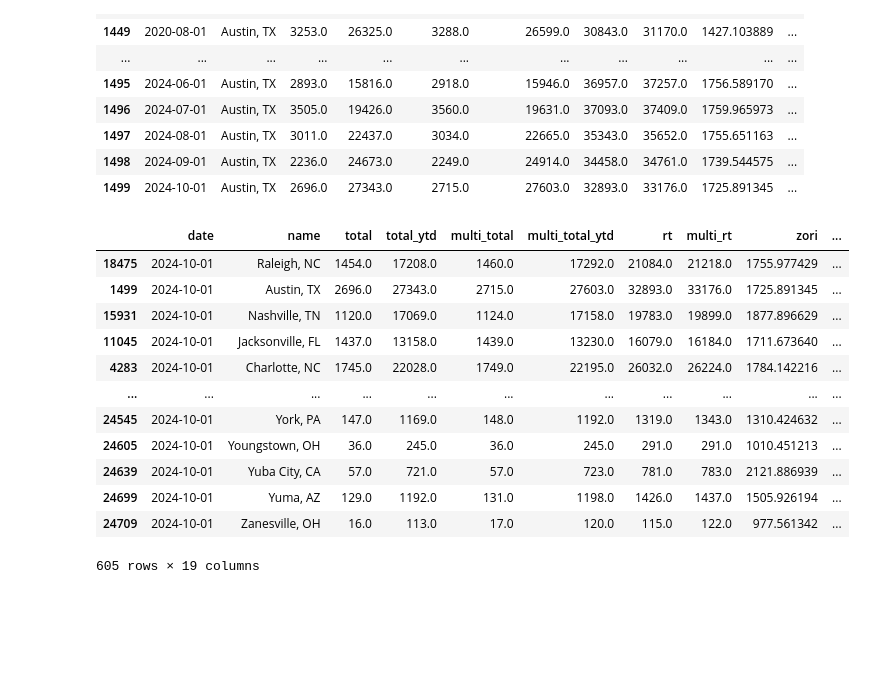
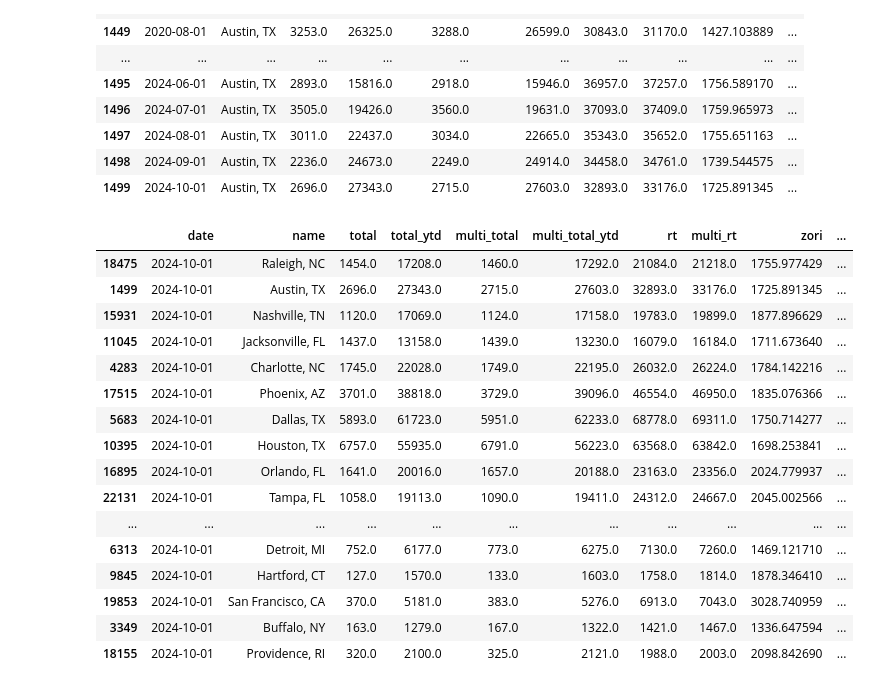
Before and after one commit to gmelmed/gmelmed.github.io, a Jupyter notebook: final_project/homebuilding_data.ipynb, the cells around one changed output. Saved outputs shown, nothing was run; the diff lists cells and outputs as text; code cells hidden in the pictures; blank space fills up the shorter version.

```diff
--- a/final_project/homebuilding_data.ipynb
+++ b/final_project/homebuilding_data.ipynb
@@ -527,18 +527,22 @@ homebuilding_zori[homebuilding_zori['name'] == 'Austin, TX']
 | 1499 | 2024-10-01 | Austin, TX | 2696.0 | 27343.0 | 2715.0 | 27603.0 | 32893.0 | 33176.0 | 1725.891345 | ... |
 # %%
 # sort by multi_rt_pc in the max date and filter to this date
-homebuilding_zori[homebuilding_zori['date'] == homebuilding_zori['date'].max()].sort_values('multi_rt_pc', ascending=False)
+homebuilding_zori[homebuilding_zori['date'] == homebuilding_zori['date'].max()].sort_values('rt_pc', ascending=False)
 # %% [output]
 |  | date | name | total | total_ytd | multi_total | multi_total_ytd | rt | multi_rt | zori | ... |
 | 18475 | 2024-10-01 | Raleigh, NC | 1454.0 | 17208.0 | 1460.0 | 17292.0 | 21084.0 | 21218.0 | 1755.977429 | ... |
 | 1499 | 2024-10-01 | Austin, TX | 2696.0 | 27343.0 | 2715.0 | 27603.0 | 32893.0 | 33176.0 | 1725.891345 | ... |
 | 15931 | 2024-10-01 | Nashville, TN | 1120.0 | 17069.0 | 1124.0 | 17158.0 | 19783.0 | 19899.0 | 1877.896629 | ... |
 | 11045 | 2024-10-01 | Jacksonville, FL | 1437.0 | 13158.0 | 1439.0 | 13230.0 | 16079.0 | 16184.0 | 1711.673640 | ... |
 | 4283 | 2024-10-01 | Charlotte, NC | 1745.0 | 22028.0 | 1749.0 | 22195.0 | 26032.0 | 26224.0 | 1784.142216 | ... |
+| 17515 | 2024-10-01 | Phoenix, AZ | 3701.0 | 38818.0 | 3729.0 | 39096.0 | 46554.0 | 46950.0 | 1835.076366 | ... |
+| 5683 | 2024-10-01 | Dallas, TX | 5893.0 | 61723.0 | 5951.0 | 62233.0 | 68778.0 | 69311.0 | 1750.714277 | ... |
+| 10395 | 2024-10-01 | Houston, TX | 6757.0 | 55935.0 | 6791.0 | 56223.0 | 63568.0 | 63842.0 | 1698.253841 | ... |
+| 16895 | 2024-10-01 | Orlando, FL | 1641.0 | 20016.0 | 1657.0 | 20188.0 | 23163.0 | 23356.0 | 2024.779937 | ... |
+| 22131 | 2024-10-01 | Tampa, FL | 1058.0 | 19113.0 | 1090.0 | 19411.0 | 24312.0 | 24667.0 | 2045.002566 | ... |
 | ... | ... | ... | ... | ... | ... | ... | ... | ... | ... | ... |
-| 24545 | 2024-10-01 | York, PA | 147.0 | 1169.0 | 148.0 | 1192.0 | 1319.0 | 1343.0 | 1310.424632 | ... |
-| 24605 | 2024-10-01 | Youngstown, OH | 36.0 | 245.0 | 36.0 | 245.0 | 291.0 | 291.0 | 1010.451213 | ... |
-| 24639 | 2024-10-01 | Yuba City, CA | 57.0 | 721.0 | 57.0 | 723.0 | 781.0 | 783.0 | 2121.886939 | ... |
-| 24699 | 2024-10-01 | Yuma, AZ | 129.0 | 1192.0 | 131.0 | 1198.0 | 1426.0 | 1437.0 | 1505.926194 | ... |
-| 24709 | 2024-10-01 | Zanesville, OH | 16.0 | 113.0 | 17.0 | 120.0 | 115.0 | 122.0 | 977.561342 | ... |
+| 6313 | 2024-10-01 | Detroit, MI | 752.0 | 6177.0 | 773.0 | 6275.0 | 7130.0 | 7260.0 | 1469.121710 | ... |
+| 9845 | 2024-10-01 | Hartford, CT | 127.0 | 1570.0 | 133.0 | 1603.0 | 1758.0 | 1814.0 | 1878.346410 | ... |
+| 19853 | 2024-10-01 | San Francisco, CA | 370.0 | 5181.0 | 383.0 | 5276.0 | 6913.0 | 7043.0 | 3028.740959 | ... |
+| 3349 | 2024-10-01 | Buffalo, NY | 163.0 | 1279.0 | 167.0 | 1322.0 | 1421.0 | 1467.0 | 1336.647594 | ... |
+| 18155 | 2024-10-01 | Providence, RI | 320.0 | 2100.0 | 325.0 | 2121.0 | 1988.0 | 2003.0 | 2098.842690 | ... |
-605 rows × 19 columns
```
Also changed, not shown: parts of 1 cell of this notebook, 4 other files.
